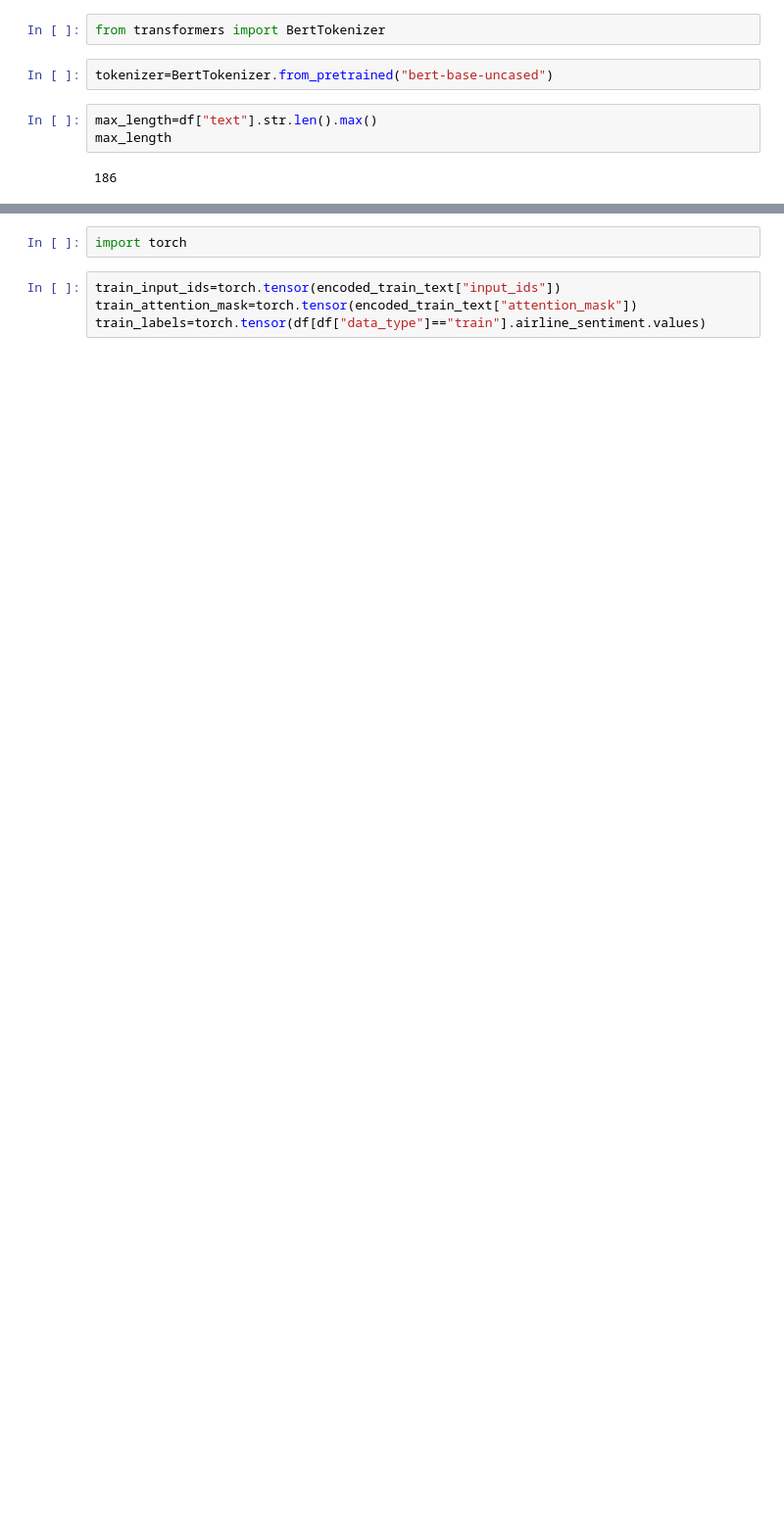
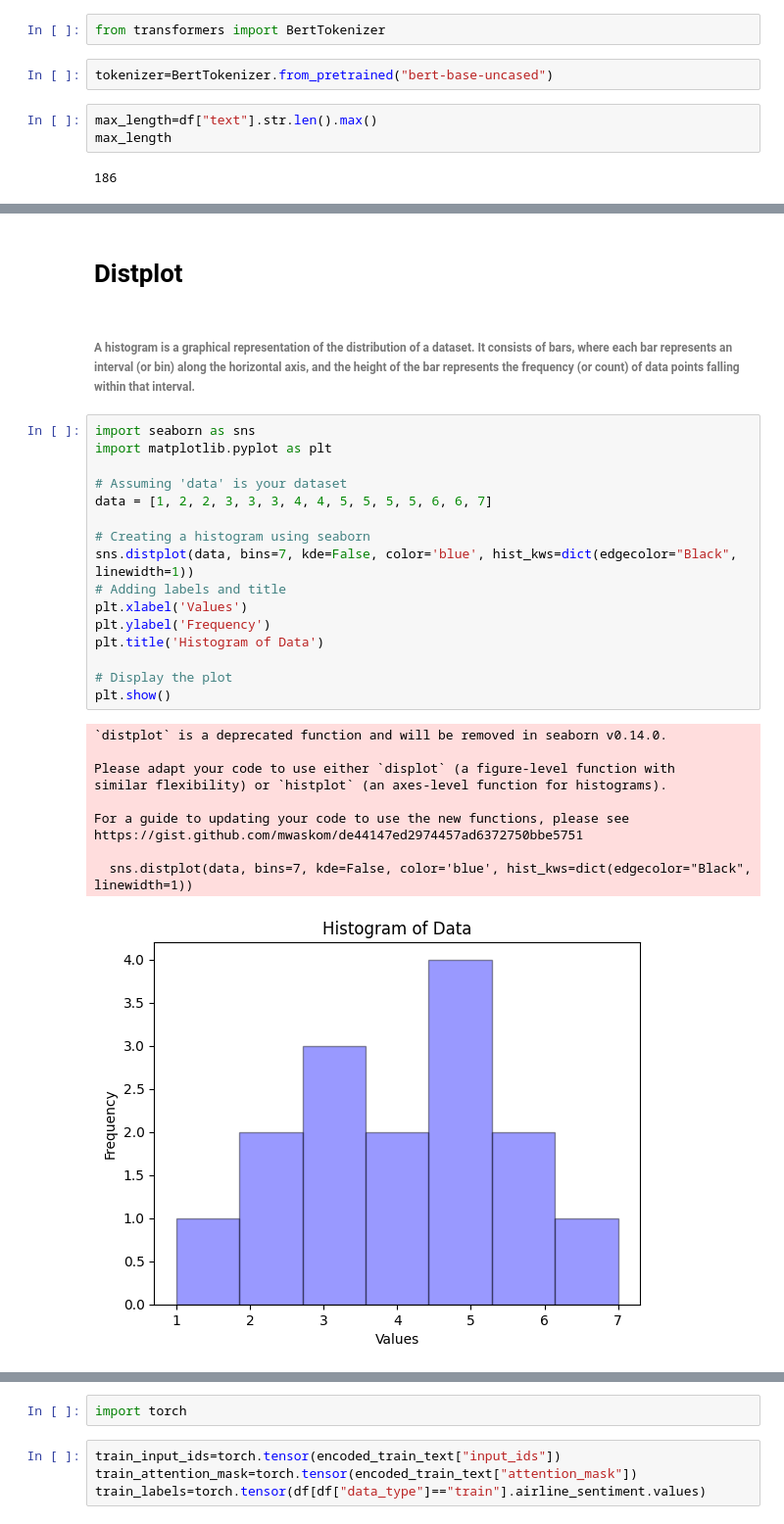
Before and after one commit to joydas-123/Sentiment-Analysis-Using-Tensorflow-Pytorch-Fastai, a Jupyter notebook: SentimentAnalysis/simple_sentiment_analysis_using_pytorch.ipynb, the cells around one changed output, grey strips where cells are left out. Shown at 98% size. Cells and saved outputs as stored; diff of their text form; blank space fills up the shorter version.

```diff
--- a/SentimentAnalysis/simple_sentiment_analysis_using_pytorch.ipynb
+++ b/SentimentAnalysis/simple_sentiment_analysis_using_pytorch.ipynb
@@ -126,0 +133,31 @@ max_length
+# %% [markdown]
+# Distplot
+# %% [markdown]
+###### A histogram is a graphical representation of the distribution of a dataset. It consists of bars, where each bar represents an interval (or bin) along the horizontal axis, and the height of the bar represents the frequency (or count) of data points falling within that interval.
+# %%
+import seaborn as sns
+import matplotlib.pyplot as plt
+
+# Assuming 'data' is your dataset
+data = [1, 2, 2, 3, 3, 3, 4, 4, 5, 5, 5, 5, 6, 6, 7]
+
+# Creating a histogram using seaborn
+sns.distplot(data, bins=7, kde=False, color='blue', hist_kws=dict(edgecolor="Black", linewidth=1))
+# Adding labels and title
+plt.xlabel('Values')
+plt.ylabel('Frequency')
+plt.title('Histogram of Data')
+
+# Display the plot
+plt.show()
+# %% [output]
+`distplot` is a deprecated function and will be removed in seaborn v0.14.0.
+
+Please adapt your code to use either `displot` (a figure-level function with
+similar flexibility) or `histplot` (an axes-level function for histograms).
+
+For a guide to updating your code to use the new functions, please see
+https://gist.github.com/mwaskom/de44147ed2974457ad6372750bbe5751
+
+  sns.distplot(data, bins=7, kde=False, color='blue', hist_kws=dict(edgecolor="Black", linewidth=1))
+[figure, added]
```
Also changed, not shown: parts of 33 cells of this notebook.
